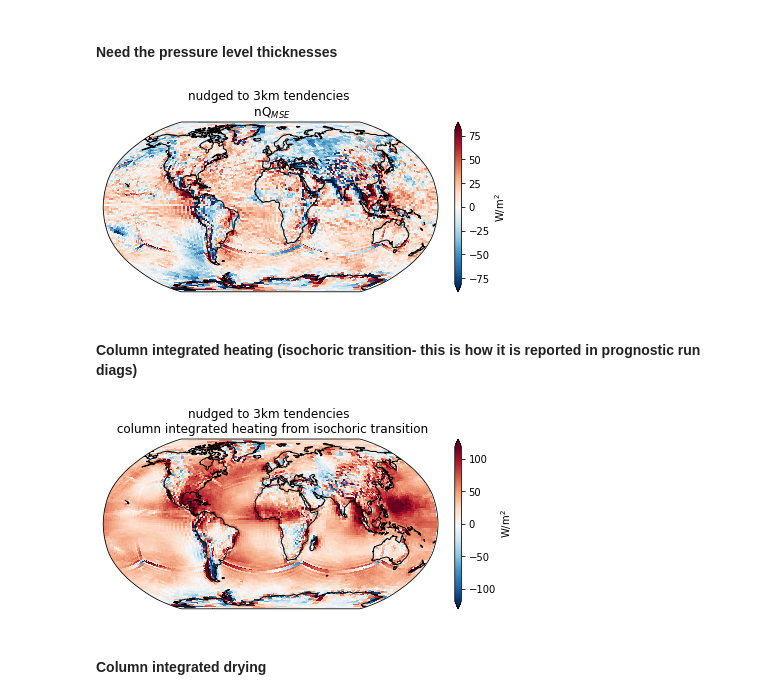
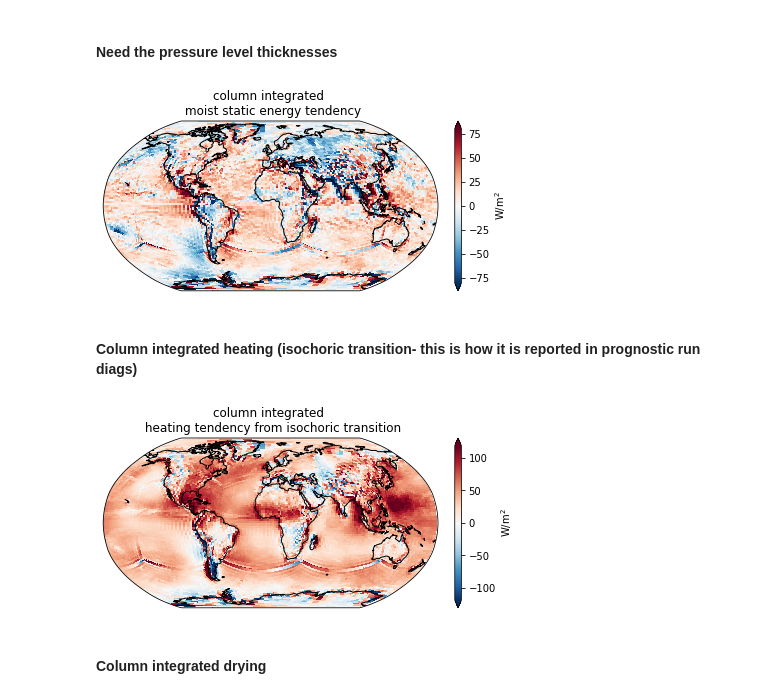
Before and after one commit to ai2cm/nudge-to-fine-3km-manuscript-workflow, a Jupyter notebook: notebooks/nudging-tendencies-column-integrated-time-mean.ipynb, the cells around one changed output. Drawn from its saved outputs; the diff is of its cells as text; code cells hidden in the pictures.

Commit message:
make nudging col int composite figure in notebook

```diff
--- a/notebooks/nudging-tendencies-column-integrated-time-mean.ipynb
+++ b/notebooks/nudging-tendencies-column-integrated-time-mean.ipynb
@@ -57,6 +66,12 @@ n2f_tendencies["dQu"], n2f_tendencies["dQv"] = vcm.cubedsphere.center_and_rotate
 n2f_state = intake.open_zarr("gs://vcm-ml-experiments/2021-04-13-n2f-c3072/3-hrly-ave-rad-precip-setting-30-min-rad-timestep-shifted-start-tke-edmf/state_after_timestep.zarr").to_dask().sel(time=n2f_tendencies.time)
 n2f_tendencies["pressure_thickness_of_atmospheric_layer"] = n2f_state["pressure_thickness_of_atmospheric_layer"]
 n2f_tendencies["air_temperature"] = n2f_state["air_temperature"]
+# %%
+n2f_tendencies["column_integrated_dQv"] = mass_integrate(
+    n2f_tendencies["dQv"],
+    n2f_tendencies["pressure_thickness_of_atmospheric_layer"],
+    dim="z"
+).mean("time").load()
 # %%
 
 n2f_tendencies["column_integrated_dQu"] = mass_integrate(
@@ -90,18 +105,18 @@ n2f_tendencies["column_integrated_mse_tendency"] = mass_integrate(
 # %%
 
 plot_cube(
     mappable_var(
         xr.merge([n2f_tendencies["column_integrated_mse_tendency"], grid]),
         "column_integrated_mse_tendency",
         **MAPPABLE_VAR_KWARGS,
     ),
     cbar_label="W/m$^2$"
 
 )
-plt.title("nudged to 3km tendencies \n nQ$_{MSE}$")
+plt.title("column integrated \n moist static energy tendency")
 plt.savefig("figures/nudging_column_int_nQmse_time_mean.png", bbox_inches = "tight")
 # %% [output]
-[figure, old version]
+[figure, new version]
 # %% [markdown]
 #### Column integrated heating (isochoric transition- this is how it is reported in prognostic run diags)
 # %%
@@ -114,10 +129,10 @@ plot_cube(
     cbar_label="W/m$^2$"
 
 )
-plt.title("nudged to 3km tendencies \n column integrated heating from isochoric transition")
+plt.title("column integrated \n heating tendency from isochoric transition")
 plt.savefig("figures/nudging_column_int_isochoric_heating_time_mean.png", bbox_inches = "tight")
 # %% [output]
-[figure, old version]
+[figure, new version]
 # %% [markdown]
 #### Column integrated drying
 # %%
```
Also changed, not shown: parts of 8 cells of this notebook.
